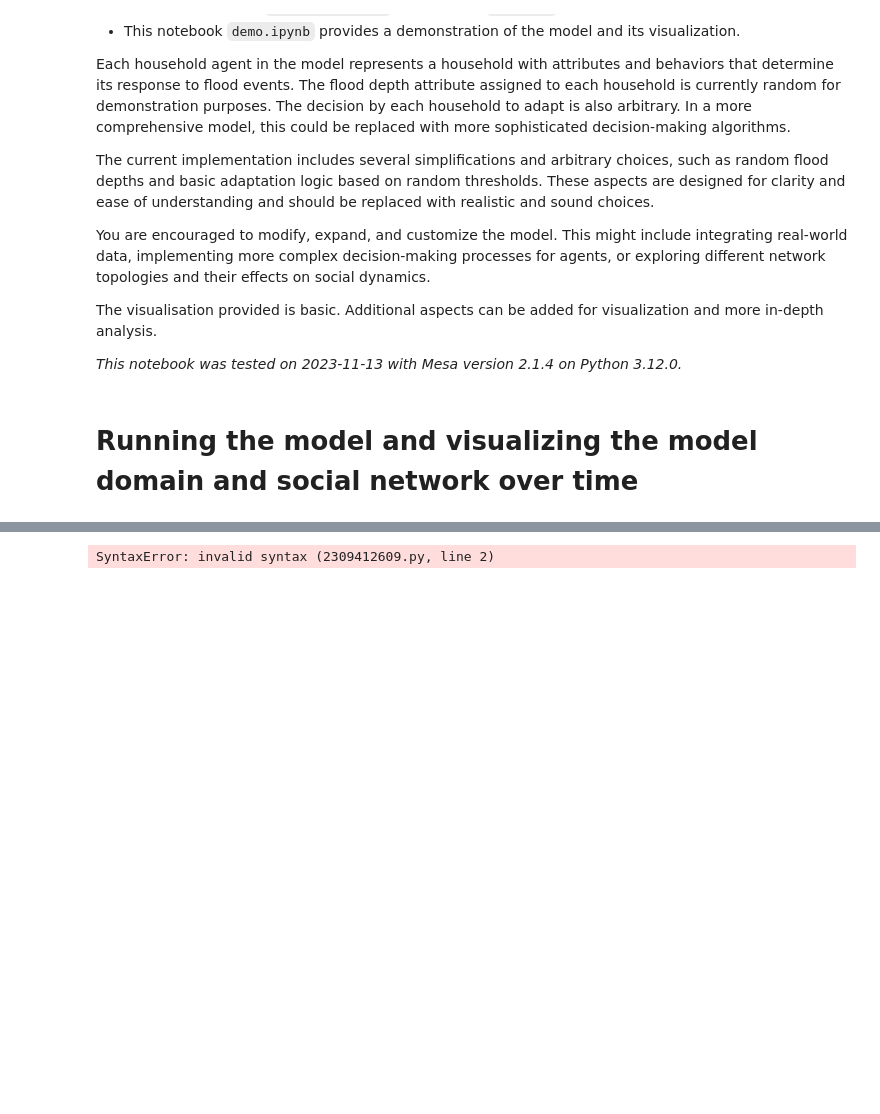
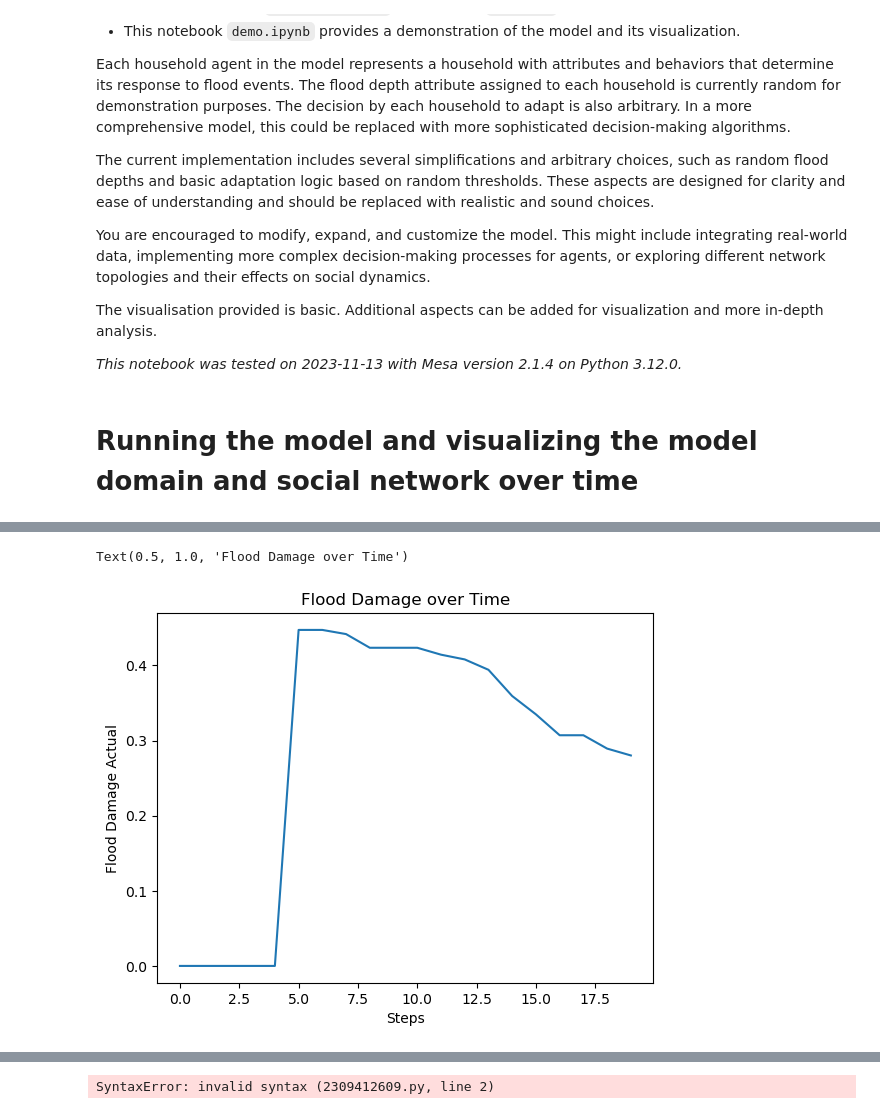
Before and after one commit to thomaslautenb/ABM, a Jupyter notebook: base_model_group1/base_model_mesa/model/demo.ipynb, the cells around one changed output, grey strips where cells are left out. Saved outputs shown, nothing was run; the diff lists cells and outputs as text; code cells hidden in the pictures; blank space fills up the shorter version.

```diff
--- a/base_model_group1/base_model_mesa/model/demo.ipynb
+++ b/base_model_group1/base_model_mesa/model/demo.ipynb
@@ -107,0 +128,8 @@ agent_data
+# %%
+plt.plot(steps, agent_data.groupby(by='Step')['FloodDamageActual'].mean())
+plt.ylabel('Flood Damage Actual')
+plt.xlabel('Steps')
+plt.title('Flood Damage over Time')
+# %% [output]
+Text(0.5, 1.0, 'Flood Damage over Time')
+[figure, added]
```
Also changed, not shown: parts of 15 cells of this notebook.
